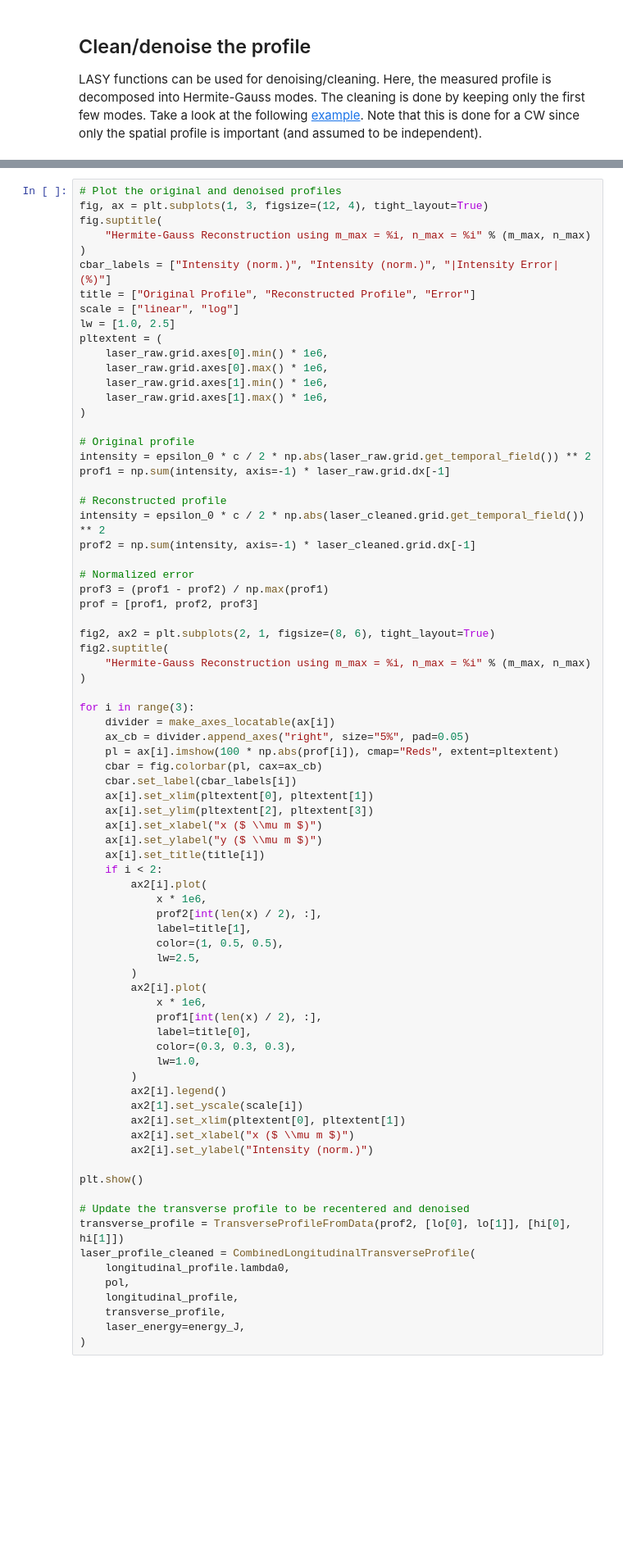
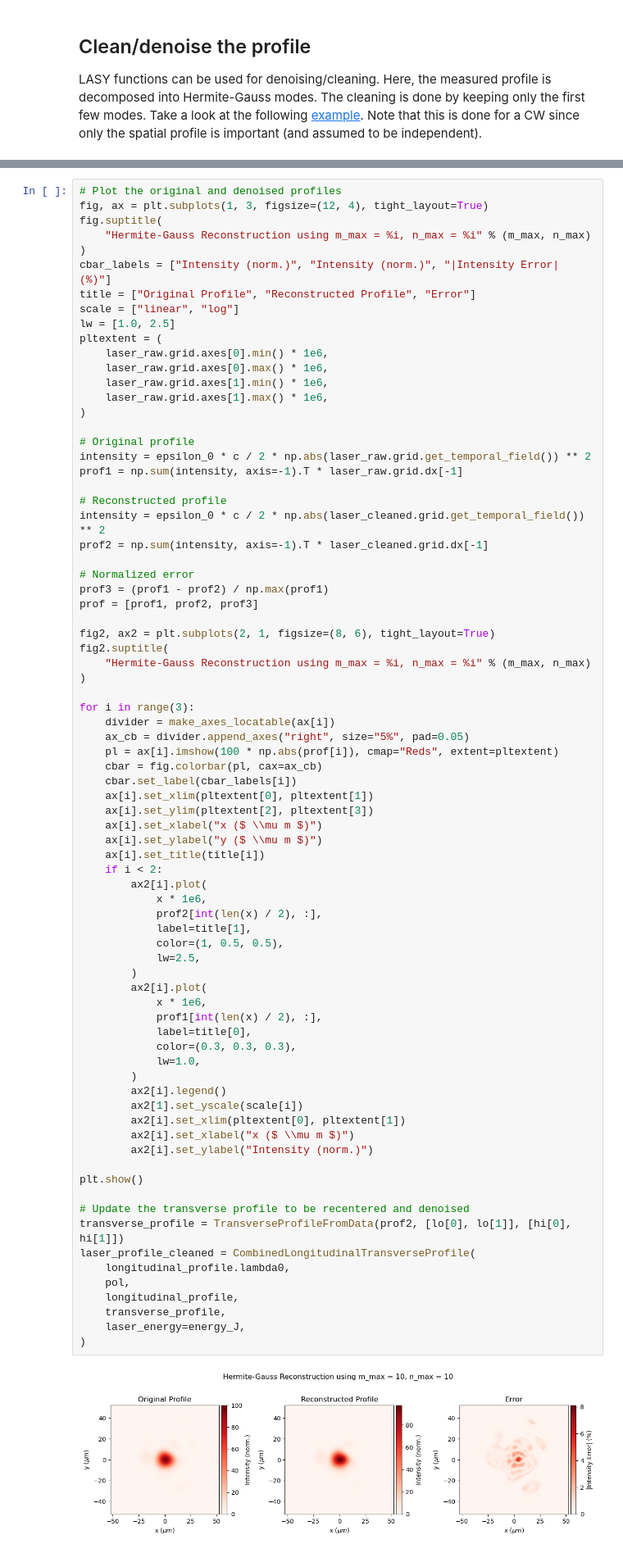
Before and after one commit to LASY-org/lasy, a Jupyter notebook: docs/source/tutorials/denoised_laser.ipynb, the cells around one changed output, grey strips where cells are left out. Shown: that part at 82% size. Saved outputs shown, nothing was run; the diff lists cells and outputs as text; blank space fills up the shorter version.

Commit message:
Updating plots

```diff
--- a/docs/source/tutorials/denoised_laser.ipynb
+++ b/docs/source/tutorials/denoised_laser.ipynb
@@ -253,11 +266,11 @@ pltextent = (
 
 # Original profile
 intensity = epsilon_0 * c / 2 * np.abs(laser_raw.grid.get_temporal_field()) ** 2
-prof1 = np.sum(intensity, axis=-1) * laser_raw.grid.dx[-1]
+prof1 = np.sum(intensity, axis=-1).T * laser_raw.grid.dx[-1]
 
 # Reconstructed profile
 intensity = epsilon_0 * c / 2 * np.abs(laser_cleaned.grid.get_temporal_field()) ** 2
-prof2 = np.sum(intensity, axis=-1) * laser_cleaned.grid.dx[-1]
+prof2 = np.sum(intensity, axis=-1).T * laser_cleaned.grid.dx[-1]
 
 # Normalized error
 prof3 = (prof1 - prof2) / np.max(prof1)
@@ -284,30 +297,32 @@ for i in range(3):
             x * 1e6,
             prof2[int(len(x) / 2), :],
             label=title[1],
             color=(1, 0.5, 0.5),
             lw=2.5,
         )
         ax2[i].plot(
             x * 1e6,
             prof1[int(len(x) / 2), :],
             label=title[0],
             color=(0.3, 0.3, 0.3),
             lw=1.0,
         )
         ax2[i].legend()
         ax2[1].set_yscale(scale[i])
         ax2[i].set_xlim(pltextent[0], pltextent[1])
         ax2[i].set_xlabel("x ($ \\mu m $)")
         ax2[i].set_ylabel("Intensity (norm.)")
 
 plt.show()
 
 # Update the transverse profile to be recentered and denoised
 transverse_profile = TransverseProfileFromData(prof2, [lo[0], lo[1]], [hi[0], hi[1]])
 laser_profile_cleaned = CombinedLongitudinalTransverseProfile(
     longitudinal_profile.lambda0,
     pol,
     longitudinal_profile,
     transverse_profile,
     laser_energy=energy_J,
 )
+# %% [output]
+[figure, added]
```
Also changed, not shown: parts of 7 cells of this notebook, 1 other file.
